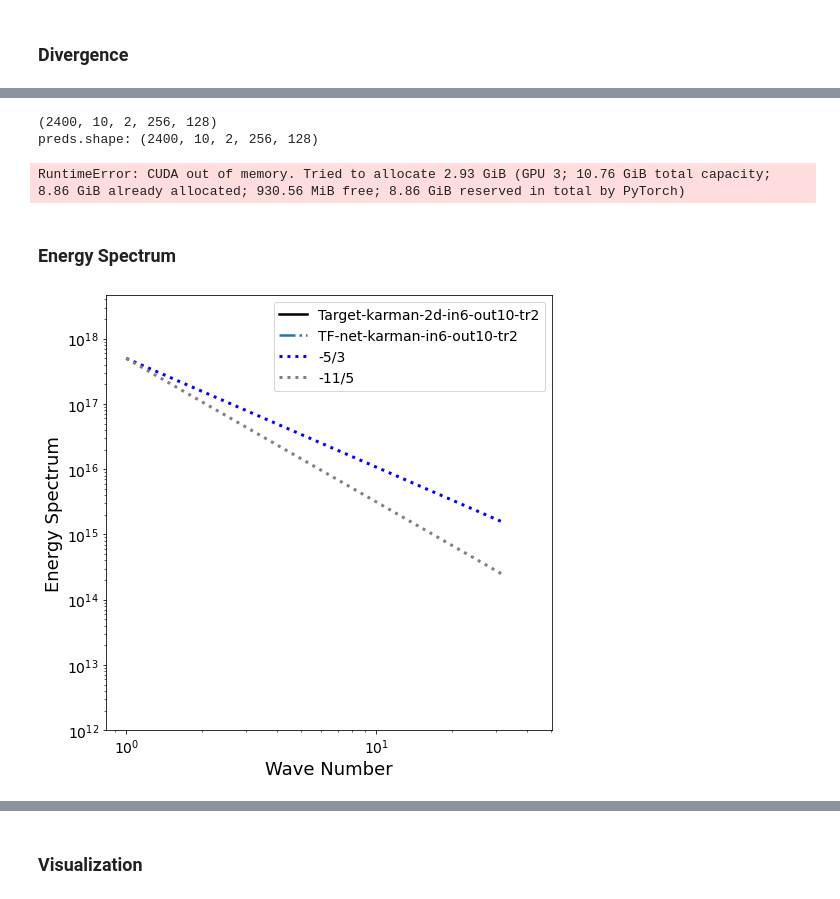
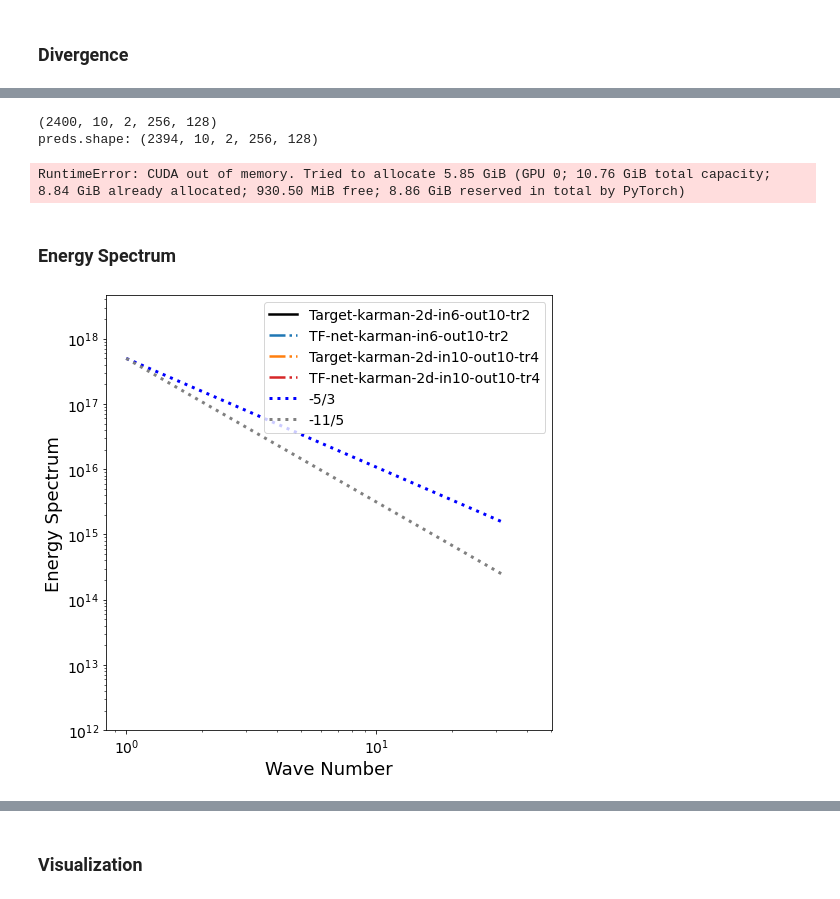
Before and after one commit to tailintalent/Turbulent-Flow-Nets, a Jupyter notebook: Evaluation/Evaluation_karman_2d.ipynb, the cells around one changed output, grey strips where cells are left out. Cells and saved outputs as stored; diff of their text form; code cells hidden in the pictures.

```diff
--- a/Evaluation/Evaluation_karman_2d.ipynb
+++ b/Evaluation/Evaluation_karman_2d.ipynb
@@ -18,13 +18,4 @@ device = torch.device("cuda:3" if torch.cuda.is_available() else "cpu")
 # %%
-# u = torch.load("Results/Results_64/U.pt")
-# cnn = torch.load("Results/Results_64/ResNet.pt")
-# convlstm = torch.load("Results/Results_64/ConvLSTM.pt")
-# sst = torch.load("Results/Results_64/SST.pt")
-# dhpm = torch.load("Results/Results_64/DHPM.pt")
-# gan = torch.load("Results/Results_64/GAN.pt")
-# tf = torch.load("Results/Results_64/TF.pt")
-# tf_con = torch.load("Results/Results_64/TF_con.pt")
-
 # These experiments were all run where labels were permuted but FEATURES were not
 # results = torch.load("../../tf_net_results/karman_2d_results_init.pt")
 # results1 = torch.load("../../tf_net_results/karman_2d_input_6_output_10_results.pt")
@@ -34,6 +25,7 @@ device = torch.device("cuda:3" if torch.cuda.is_available() else "cpu")
 
 # Properly permuted features and labels
 results = torch.load('../../tf_net_results/karman_2d_input_6_output_10_permute_time_range_2_results.pt')
+results2 = torch.load('../../tf_net_results/karman_2d_input_10_output_10_permute_time_range_4.pt')
 print(f'device: {device}')
 results.keys()
 # %% [output]
@@ -48,7 +40,7 @@ avg = 1.0424337
 stds = 4522.7046
 # multiply by stds and add avg to recover the prediction from normalization (z = (x-mean)/std)
 # preds = [gan["trues"]*stds+avg, tf_con["preds"]*stds+avg, tf["preds"]*stds+avg, u["preds"]*stds+avg,  gan["preds"]*stds+avg,cnn["preds"]*stds+avg, convlstm["preds"]*stds+avg, sst["preds"]*stds+avg, dhpm["preds"]*stds+avg]
-preds = [results["trues"], results["preds"]]
+preds = [results["trues"], results["preds"], results2["trues"], results2["preds"]]
 print(preds[0].shape)
 # %% [output]
 (2400, 10, 2, 256, 128)
@@ -128,12 +120,12 @@ def TKE_mean(tensor):
     return tke_mean
 # %%
 # the first dimension needs to be a multiple of 7 to work with inverse_seqs
-preds = [results["trues"][:2394], results["preds"][:2394]]
-tkes = [TKE_mean(preds[i]) for i in range(2)]
+preds = [results["trues"][:2394], results["preds"][:2394], results2["trues"][:2394], results2["preds"][:2394]]
+tkes = [TKE_mean(preds[i]) for i in range(4)]
 # title = ["Target","Con TF-net", "TF-net", "U_net",  "GAN",  "ResNet", "ConvLSTM",  "SST",  "DHPM"]
-title = ["Target-karman-2d-in6-out10-tr2", "TF-net-karman-in6-out10-tr2"]
+title = ["Target-karman-2d-in6-out10-tr2", "TF-net-karman-in6-out10-tr2", "Target-karman-2d-in10-out10-tr4" ,"TF-net-karman-2d-in10-out10-tr4"]
 fig=plt.figure(figsize=(15, 5))
-columns = 2
+columns = 4
 rows = 1
 for i in range(columns):
     fig.add_subplot(rows, columns, i+1)
@@ -170,9 +168,9 @@ def divergence(preds):
 # %%
 print(results["preds"].shape)
 # Need to reduce batch size otherwise it causes problems
-preds = [results["trues"], results["preds"]]
+#preds = [results["trues"], results["preds"]]
 #dhpm_preds = np.expand_dims(results["preds"].transpose(1,0,2,3), axis = 0)
-divs = [divergence(preds[i]) for i in range(2)]
+divs = [divergence(preds[i]) for i in range(4)]
 linestyles = ['-', '--', '-.', ':','-.', '--', '-.', ':','-.','--']
 fig=plt.figure(figsize=(8, 8))
 #idx = np.array(list(range(0,60,4)))
@@ -180,8 +178,8 @@ idx = np.array(list(range(0,10,1)))
 #for i in range(1, len(markers)):
 plt.plot(idx+1, divs[1][idx], label = title[1], marker=markers[1], linewidth = 2, linestyle=':', color = colors[1])
 plt.plot(idx+1, divs[0][idx], label = title[0], marker=markers[0], linewidth = 2, linestyle=linestyles[0], color = 'k')
-# plt.plot(idx+1, divs[3][idx], label = title[3], marker=markers[2], linewidth = 2, linestyle=':', color = colors[2])
-# plt.plot(idx+1, divs[2][idx], label = title[2], marker=markers[3], linewidth = 2, linestyle=linestyles[0], color = 'k')
+plt.plot(idx+1, divs[3][idx], label = title[3], marker=markers[2], linewidth = 2, linestyle=':', color = colors[2])
+plt.plot(idx+1, divs[2][idx], label = title[2], marker=markers[3], linewidth = 2, linestyle=linestyles[0], color = 'k')
 # plt.plot(idx+1, divs[5][idx], label = title[5], marker=markers[4], linewidth = 2, linestyle=':', color = colors[3])
 # plt.plot(idx+1, divs[4][idx], label = title[4], marker=markers[5], linewidth = 2, linestyle=linestyles[0], color = 'k')
 
@@ -194,8 +192,8 @@ plt.savefig("karman-2d-divergence.png", dpi = 400, bbox_inches = 'tight')
 plt.show()
 # %% [output]
 (2400, 10, 2, 256, 128)
-preds.shape: (2400, 10, 2, 256, 128)
+preds.shape: (2394, 10, 2, 256, 128)
-RuntimeError: CUDA out of memory. Tried to allocate 2.93 GiB (GPU 3; 10.76 GiB total capacity; 8.86 GiB already allocated; 930.56 MiB free; 8.86 GiB reserved in total by PyTorch)
+RuntimeError: CUDA out of memory. Tried to allocate 5.85 GiB (GPU 0; 10.76 GiB total capacity; 8.84 GiB already allocated; 930.50 MiB free; 8.86 GiB reserved in total by PyTorch)
 # %% [markdown]
 ### Energy Spectrum
 # %%
@@ -209,7 +207,7 @@ def inverse_seqs(tensor):
     tensor = tensor.transpose(0,2,1,3,4)
     return tensor
 
-preds = [results["trues"][:2394], results["preds"][:2394]]
+#preds = [results["trues"][:2394], results["preds"][:2394]]
 
 fig=plt.figure(figsize=(8, 8))
 spec_mean, spec_stds = spectrum_band(preds[0])
@@ -219,40 +217,40 @@ plt.plot(x_idx, spec_mean[x_idx], label = title[0], linewidth = 2.5, color = "k"
 spec_mean, spec_stds = spectrum_band(preds[1])
 plt.plot(x_idx, spec_mean[x_idx], label = title[1], linewidth = 2.5, color = colors[2], linestyle='-.')
 
-# spec_mean, spec_stds = spectrum_band(preds[2])
-# plt.plot(x_idx, spec_mean[x_idx], label = title[2], linewidth = 2.5, color = colors[1], linestyle='-.')
+spec_mean, spec_stds = spectrum_band(preds[2])
+plt.plot(x_idx, spec_mean[x_idx], label = title[2], linewidth = 2.5, color = colors[1], linestyle='-.')
 
-# spec_mean, spec_stds = spectrum_band(preds[3])
-# plt.plot(x_idx, spec_mean[x_idx], label = title[3], linewidth = 2.5, color = colors[3], linestyle='-.')
+spec_mean, spec_stds = spectrum_band(preds[3])
+plt.plot(x_idx, spec_mean[x_idx], label = title[3], linewidth = 2.5, color = colors[3], linestyle='-.')
 
 # spec_mean, spec_stds = spectrum_band(preds[4])
 # plt.plot(x_idx, spec_mean[x_idx], label = title[4], linewidth = 2.5, color = colors[4], linestyle='-.')
 
 # spec_mean, spec_stds = spectrum_band(preds[5])
 # plt.plot(x_idx, spec_mean[x_idx], label = title[5], linewidth = 2.5, color = colors[5], linestyle='-.')
 
 plt.xticks(fontsize=14)
 plt.yticks(fontsize=14)
 
 plt.yscale("log")
 plt.xscale("log")
 x_idx = np.linspace(0,5,100)
 x = 2**x_idx
 y = 2**(-5*x_idx/3 + np.log2(5*10e16))
 plt.plot(x, y, ':b', label='-5/3',linewidth = 3)
 
 x_idx = np.linspace(0,5,100)
 x = 2**x_idx
 y = 2**(-11*x_idx/5 + np.log2(5*10e16))
 plt.plot(x, y, ':', label='-11/5',linewidth = 3, color = "grey")
 
 plt.legend(fontsize=14, loc = 1)
 plt.ylabel("Energy Spectrum", size = 18)
 plt.xlabel("Wave Number", size = 18)
 plt.ylim(10e11, )
 plt.savefig("karman_2d_spec_ci_entire.png", dpi = 400, bbox_inches = 'tight')
 # %% [output]
-[figure, old version]
+[figure, new version]
 # %%
 def inverse_seqs(tensor):
     #tensor = tensor.reshape(-1,7, 60, 2, 64, 64)
```
Also changed, not shown: parts of 8 cells of this notebook.
